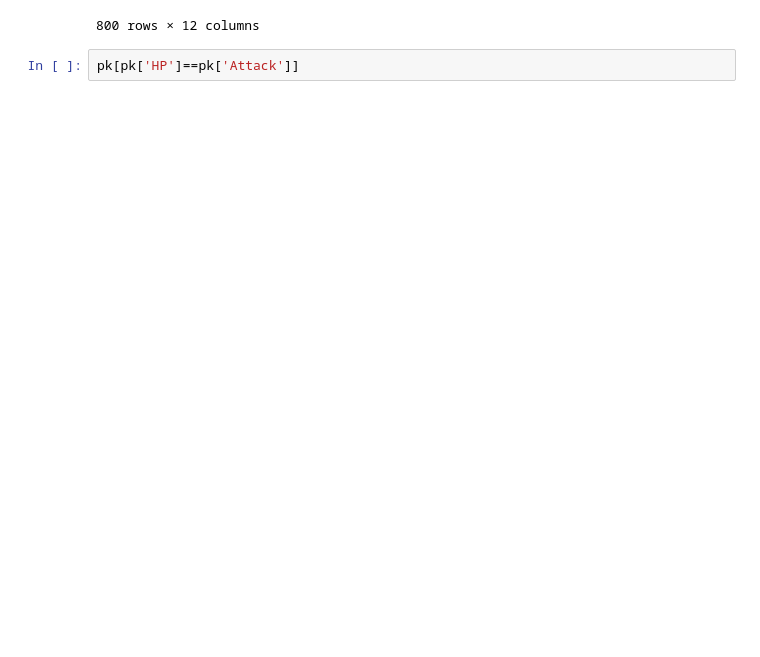
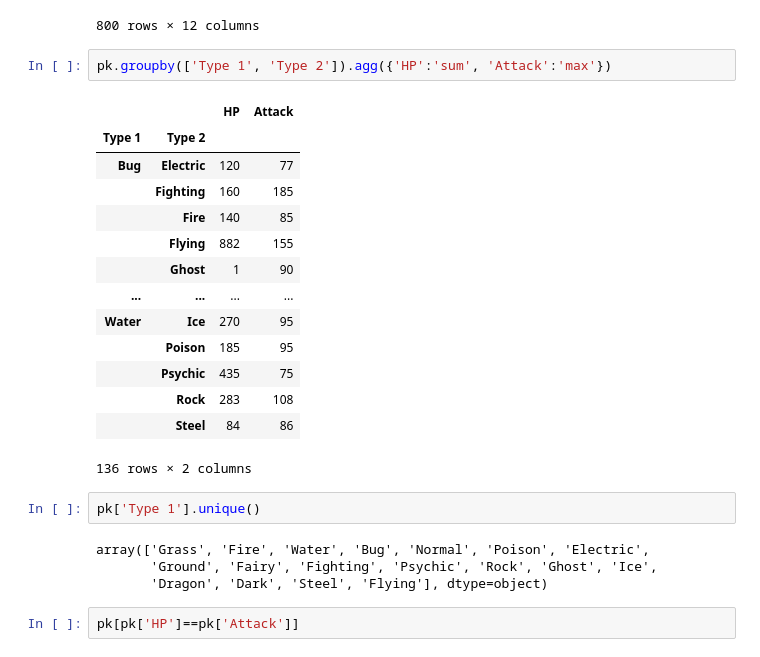
Before and after one commit to houseisround/PandasPortfolio, a Jupyter notebook: sql_pandas.ipynb, the cells around one changed output. Cells and saved outputs as stored; diff of their text form; blank space fills up the shorter version.

```diff
--- a/sql_pandas.ipynb
+++ b/sql_pandas.ipynb
@@ -20,6 +20,29 @@ pk
 | 798 | 720 | HoopaHoopa Unbound | Psychic | Dark | 80 | 160 | 60 | 170 | 130 | 80 | 6 | ... |
 | 799 | 721 | Volcanion | Fire | Water | 80 | 110 | 120 | 130 | 90 | 70 | 6 | ... |
 800 rows × 12 columns
+# %%
+pk.groupby(['Type 1', 'Type 2']).agg({'HP':'sum', 'Attack':'max'})
+# %% [output]
+|  |  | HP | Attack |
+| Type 1 | Type 2 |  |  |
+| Bug | Electric | 120 | 77 |
+|  | Fighting | 160 | 185 |
+|  | Fire | 140 | 85 |
+|  | Flying | 882 | 155 |
+|  | Ghost | 1 | 90 |
+| ... | ... | ... | ... |
+| Water | Ice | 270 | 95 |
+|  | Poison | 185 | 95 |
+|  | Psychic | 435 | 75 |
+|  | Rock | 283 | 108 |
+|  | Steel | 84 | 86 |
+136 rows × 2 columns
+# %%
+pk['Type 1'].unique()
+# %% [output]
+array(['Grass', 'Fire', 'Water', 'Bug', 'Normal', 'Poison', 'Electric',
+       'Ground', 'Fairy', 'Fighting', 'Psychic', 'Rock', 'Ghost', 'Ice',
+       'Dragon', 'Dark', 'Steel', 'Flying'], dtype=object)
 # %%
 pk[pk['HP']==pk['Attack']]
 # %% [output]
```
